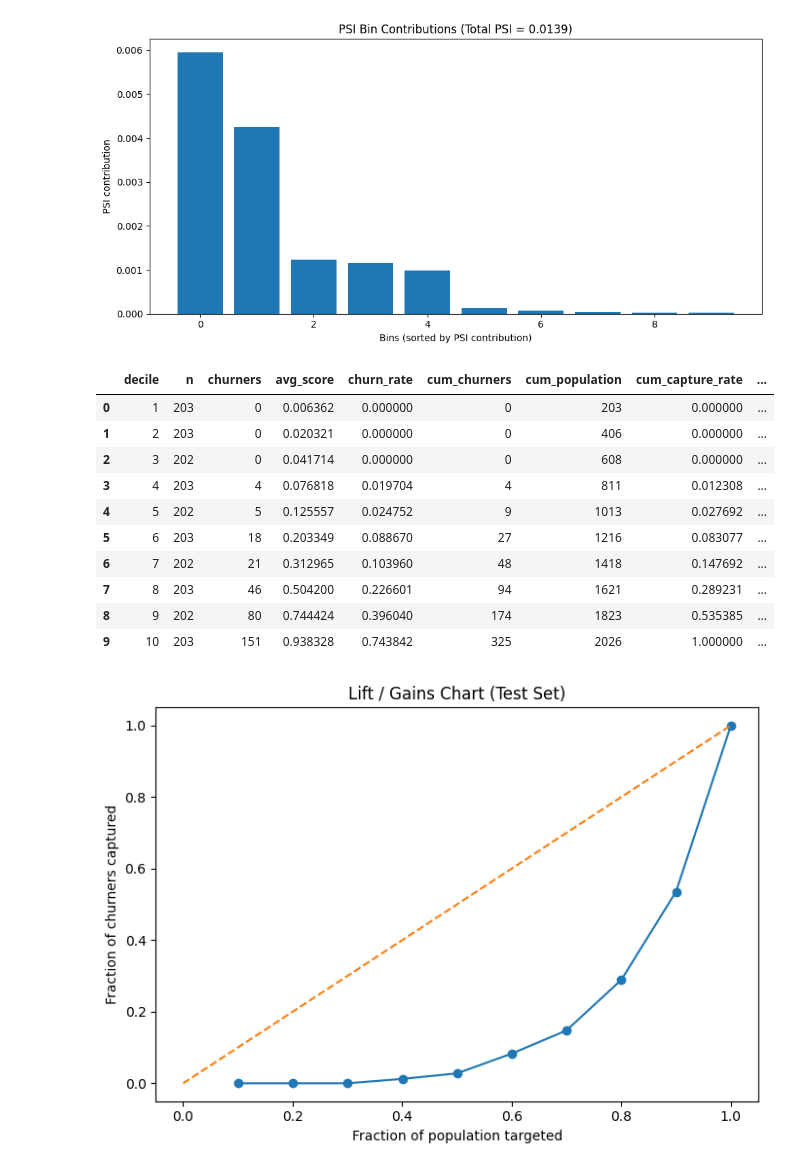
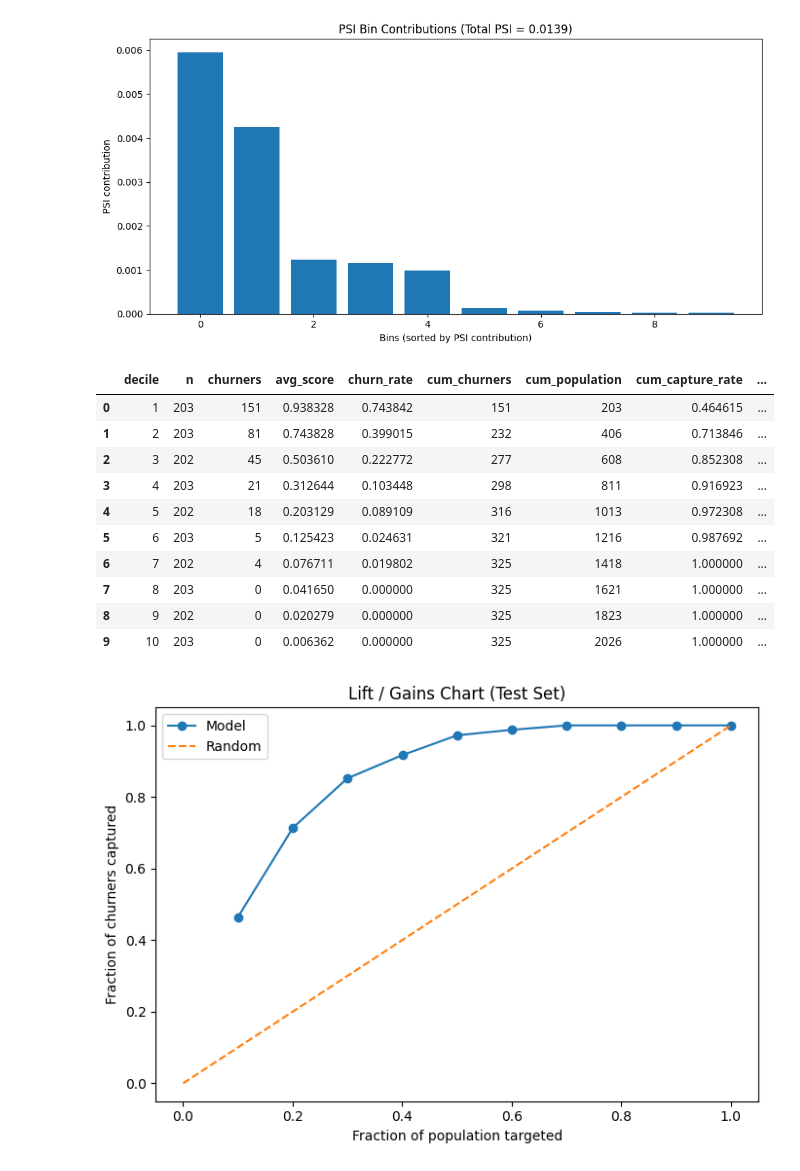
Before and after one commit to Mfouzan/Credit-Card-Churn, a Jupyter notebook: Credit Card.ipynb, the cells around one changed output. Drawn from its saved outputs; the diff is of its cells as text; code cells hidden in the pictures.

Commit message:
updatd lift chart

```diff
--- a/Credit Card.ipynb
+++ b/Credit Card.ipynb
@@ -913,21 +913,19 @@ plt.show()
 # %% [output]
 [figure]
 # %%
-lift_df = pd.DataFrame({"y": y_test.values, "score": test_score}).sort_values("score", ascending=False)
+lift_df = pd.DataFrame({"y": y_test.values, "score": test_score}).copy()
 
-# Make deciles by score (top decile = highest risk)
-lift_df["decile"] = pd.qcut(lift_df["score"], 10, labels=False, duplicates="drop") + 1
-lift_df = lift_df.sort_values("decile")  # 1..10 (low to high) depending on qcut behavior
+# Sort highest churn probability first
+lift_df = lift_df.sort_values("score", ascending=False).reset_index(drop=True)
 
-# If you want decile 10 = highest risk:
-lift_df["decile"] = pd.qcut(lift_df["score"], 10, labels=False, duplicates="drop") + 1
-lift_df = lift_df.sort_values("decile", ascending=False)
+# Decile 1 = highest risk
+lift_df["decile"] = pd.qcut(lift_df.index, q=10, labels=False) + 1
 
 decile_lift = lift_df.groupby("decile").agg(
     n=("y", "size"),
     churners=("y", "sum"),
     avg_score=("score", "mean")
-).reset_index()
+).reset_index().sort_values("decile")   # 1 -> 10
 
 decile_lift["churn_rate"] = decile_lift["churners"] / decile_lift["n"]
 decile_lift["cum_churners"] = decile_lift["churners"].cumsum()
@@ -935,28 +933,30 @@ decile_lift["cum_population"] = decile_lift["n"].cumsum()
 decile_lift["cum_capture_rate"] = decile_lift["cum_churners"] / decile_lift["churners"].sum()
 decile_lift["cum_population_rate"] = decile_lift["cum_population"] / decile_lift["n"].sum()
 
+
 decile_lift
 # %% [output]
 |  | decile | n | churners | avg_score | churn_rate | cum_churners | cum_population | cum_capture_rate | ... |
-| 0 | 1 | 203 | 0 | 0.006362 | 0.000000 | 0 | 203 | 0.000000 | ... |
-| 1 | 2 | 203 | 0 | 0.020321 | 0.000000 | 0 | 406 | 0.000000 | ... |
-| 2 | 3 | 202 | 0 | 0.041714 | 0.000000 | 0 | 608 | 0.000000 | ... |
-| 3 | 4 | 203 | 4 | 0.076818 | 0.019704 | 4 | 811 | 0.012308 | ... |
-| 4 | 5 | 202 | 5 | 0.125557 | 0.024752 | 9 | 1013 | 0.027692 | ... |
-| 5 | 6 | 203 | 18 | 0.203349 | 0.088670 | 27 | 1216 | 0.083077 | ... |
-| 6 | 7 | 202 | 21 | 0.312965 | 0.103960 | 48 | 1418 | 0.147692 | ... |
-| 7 | 8 | 203 | 46 | 0.504200 | 0.226601 | 94 | 1621 | 0.289231 | ... |
-| 8 | 9 | 202 | 80 | 0.744424 | 0.396040 | 174 | 1823 | 0.535385 | ... |
-| 9 | 10 | 203 | 151 | 0.938328 | 0.743842 | 325 | 2026 | 1.000000 | ... |
+| 0 | 1 | 203 | 151 | 0.938328 | 0.743842 | 151 | 203 | 0.464615 | ... |
+| 1 | 2 | 203 | 81 | 0.743828 | 0.399015 | 232 | 406 | 0.713846 | ... |
+| 2 | 3 | 202 | 45 | 0.503610 | 0.222772 | 277 | 608 | 0.852308 | ... |
+| 3 | 4 | 203 | 21 | 0.312644 | 0.103448 | 298 | 811 | 0.916923 | ... |
+| 4 | 5 | 202 | 18 | 0.203129 | 0.089109 | 316 | 1013 | 0.972308 | ... |
+| 5 | 6 | 203 | 5 | 0.125423 | 0.024631 | 321 | 1216 | 0.987692 | ... |
+| 6 | 7 | 202 | 4 | 0.076711 | 0.019802 | 325 | 1418 | 1.000000 | ... |
+| 7 | 8 | 203 | 0 | 0.041650 | 0.000000 | 325 | 1621 | 1.000000 | ... |
+| 8 | 9 | 202 | 0 | 0.020279 | 0.000000 | 325 | 1823 | 1.000000 | ... |
+| 9 | 10 | 203 | 0 | 0.006362 | 0.000000 | 325 | 2026 | 1.000000 | ... |
 # %%
-plt.figure(figsize=(7,5))
-plt.plot(decile_lift["cum_population_rate"], decile_lift["cum_capture_rate"], marker="o")
-plt.plot([0,1],[0,1], linestyle="--")  # random baseline
+plt.figure(figsize=(7, 5))
+plt.plot(decile_lift["cum_population_rate"], decile_lift["cum_capture_rate"], marker="o", label="Model")
+plt.plot([0, 1], [0, 1], linestyle="--", label="Random")
 plt.title("Lift / Gains Chart (Test Set)")
 plt.xlabel("Fraction of population targeted")
 plt.ylabel("Fraction of churners captured")
+plt.legend()
 plt.tight_layout()
 plt.savefig("plots/lift_chart.png", bbox_inches="tight", dpi=150)
 plt.show()
 # %% [output]
-[figure, old version]
+[figure, new version]
```
Also changed, not shown: parts of 1 cell of this notebook, 1 other file.
